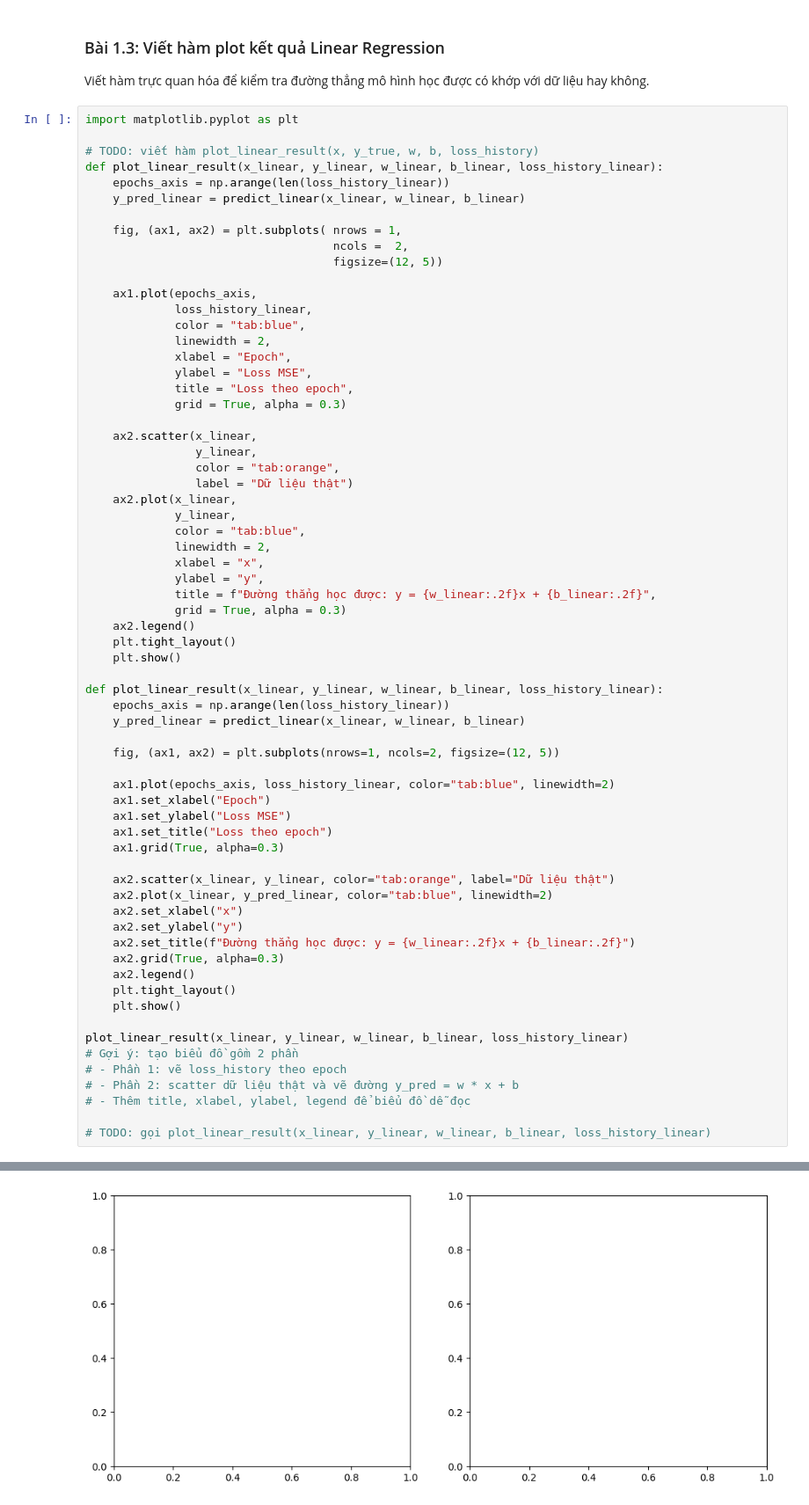
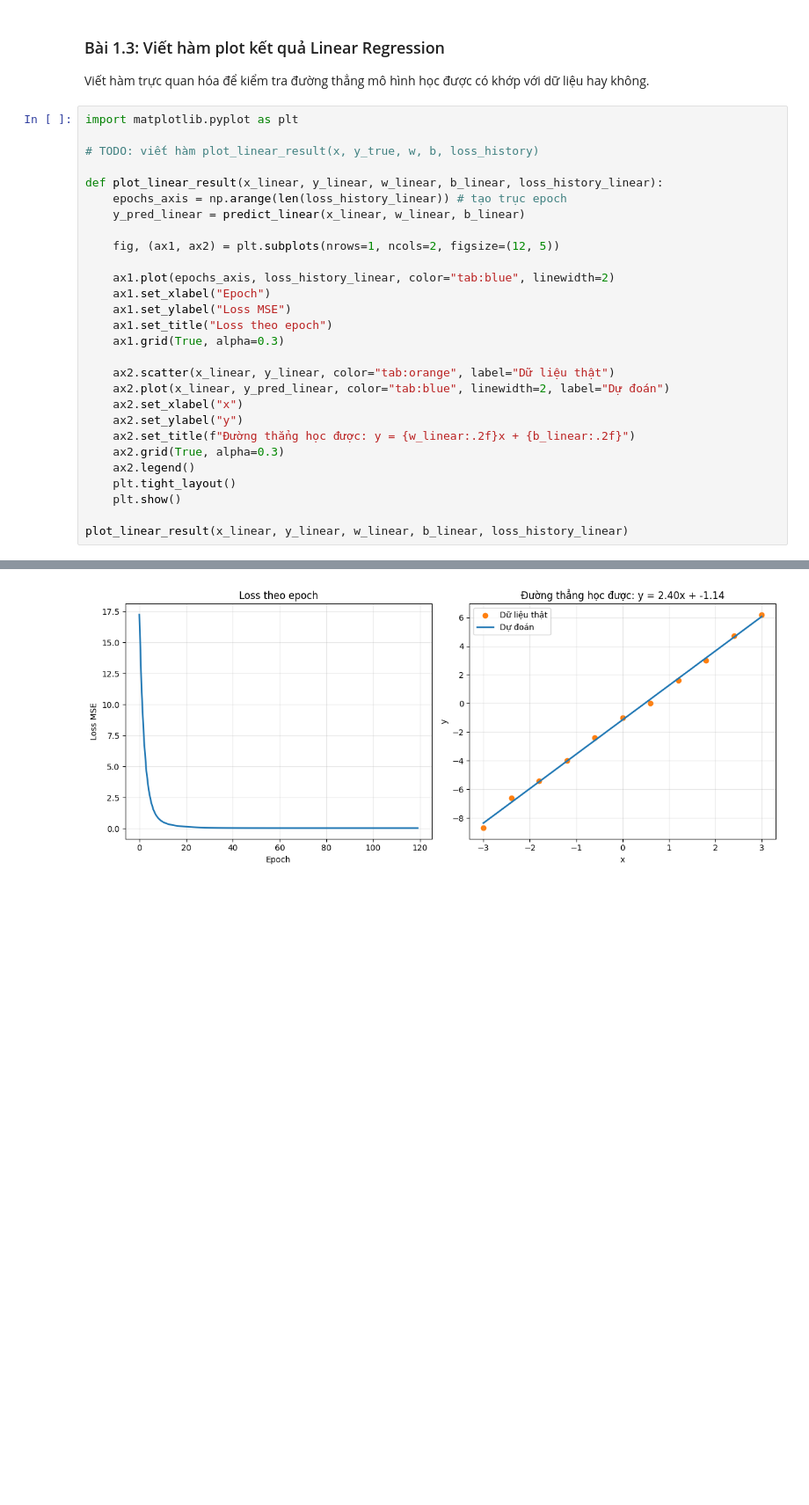
Before and after one commit to qnhi206/mliot-pyml-2026-hw, a Jupyter notebook: week02/gradient-descent-hw/gradient_descent_hw.ipynb, the cells around one changed output, grey strips where cells are left out. Shown at 88% size. Drawn from its saved outputs; the diff is of its cells as text; blank space fills up the shorter version.

```diff
--- a/week02/gradient-descent-hw/gradient_descent_hw.ipynb
+++ b/week02/gradient-descent-hw/gradient_descent_hw.ipynb
@@ -89,41 +160,9 @@ Viết hàm trực quan hóa để kiểm tra đường thẳng mô hình học
 import matplotlib.pyplot as plt
 
 # TODO: viết hàm plot_linear_result(x, y_true, w, b, loss_history)
-def plot_linear_result(x_linear, y_linear, w_linear, b_linear, loss_history_linear):
-    epochs_axis = np.arange(len(loss_history_linear))
-    y_pred_linear = predict_linear(x_linear, w_linear, b_linear)
-
-    fig, (ax1, ax2) = plt.subplots( nrows = 1,
-                                    ncols =  2,
-                                    figsize=(12, 5))
-
-    ax1.plot(epochs_axis,
-             loss_history_linear,
-             color = "tab:blue",
-             linewidth = 2,
-             xlabel = "Epoch",
-             ylabel = "Loss MSE",
-             title = "Loss theo epoch",
-             grid = True, alpha = 0.3)
-
-    ax2.scatter(x_linear,
-                y_linear,
-                color = "tab:orange",
-                label = "Dữ liệu thật")
-    ax2.plot(x_linear,
-             y_linear,
-             color = "tab:blue",
-             linewidth = 2,
-             xlabel = "x",
-             ylabel = "y",
-             title = f"Đường thẳng học được: y = {w_linear:.2f}x + {b_linear:.2f}",
-             grid = True, alpha = 0.3)
-    ax2.legend()
-    plt.tight_layout()
-    plt.show()
 
 def plot_linear_result(x_linear, y_linear, w_linear, b_linear, loss_history_linear):
-    epochs_axis = np.arange(len(loss_history_linear))
+    epochs_axis = np.arange(len(loss_history_linear)) # tạo trục epoch
     y_pred_linear = predict_linear(x_linear, w_linear, b_linear)
 
     fig, (ax1, ax2) = plt.subplots(nrows=1, ncols=2, figsize=(12, 5))
@@ -135,7 +174,7 @@ def plot_linear_result(x_linear, y_linear, w_linear, b_linear, loss_history_line
     ax1.grid(True, alpha=0.3)
 
     ax2.scatter(x_linear, y_linear, color="tab:orange", label="Dữ liệu thật")
-    ax2.plot(x_linear, y_pred_linear, color="tab:blue", linewidth=2)
+    ax2.plot(x_linear, y_pred_linear, color="tab:blue", linewidth=2, label="Dự đoán")
     ax2.set_xlabel("x")
     ax2.set_ylabel("y")
     ax2.set_title(f"Đường thẳng học được: y = {w_linear:.2f}x + {b_linear:.2f}")
@@ -145,10 +184,4 @@ def plot_linear_result(x_linear, y_linear, w_linear, b_linear, loss_history_line
     plt.show()
 
 plot_linear_result(x_linear, y_linear, w_linear, b_linear, loss_history_linear)
-# Gợi ý: tạo biểu đồ gồm 2 phần
-# - Phần 1: vẽ loss_history theo epoch
-# - Phần 2: scatter dữ liệu thật và vẽ đường y_pred = w * x + b
-# - Thêm title, xlabel, ylabel, legend để biểu đồ dễ đọc
-
-# TODO: gọi plot_linear_result(x_linear, y_linear, w_linear, b_linear, loss_history_linear)
 # %% [output]
@@ -156 +188 @@ AttributeError: Line2D.set() got an unexpected keyword argument 'xlabel'
-[figure, old version]
+[figure, new version]
```
Also changed, not shown: parts of 12 cells of this notebook.
